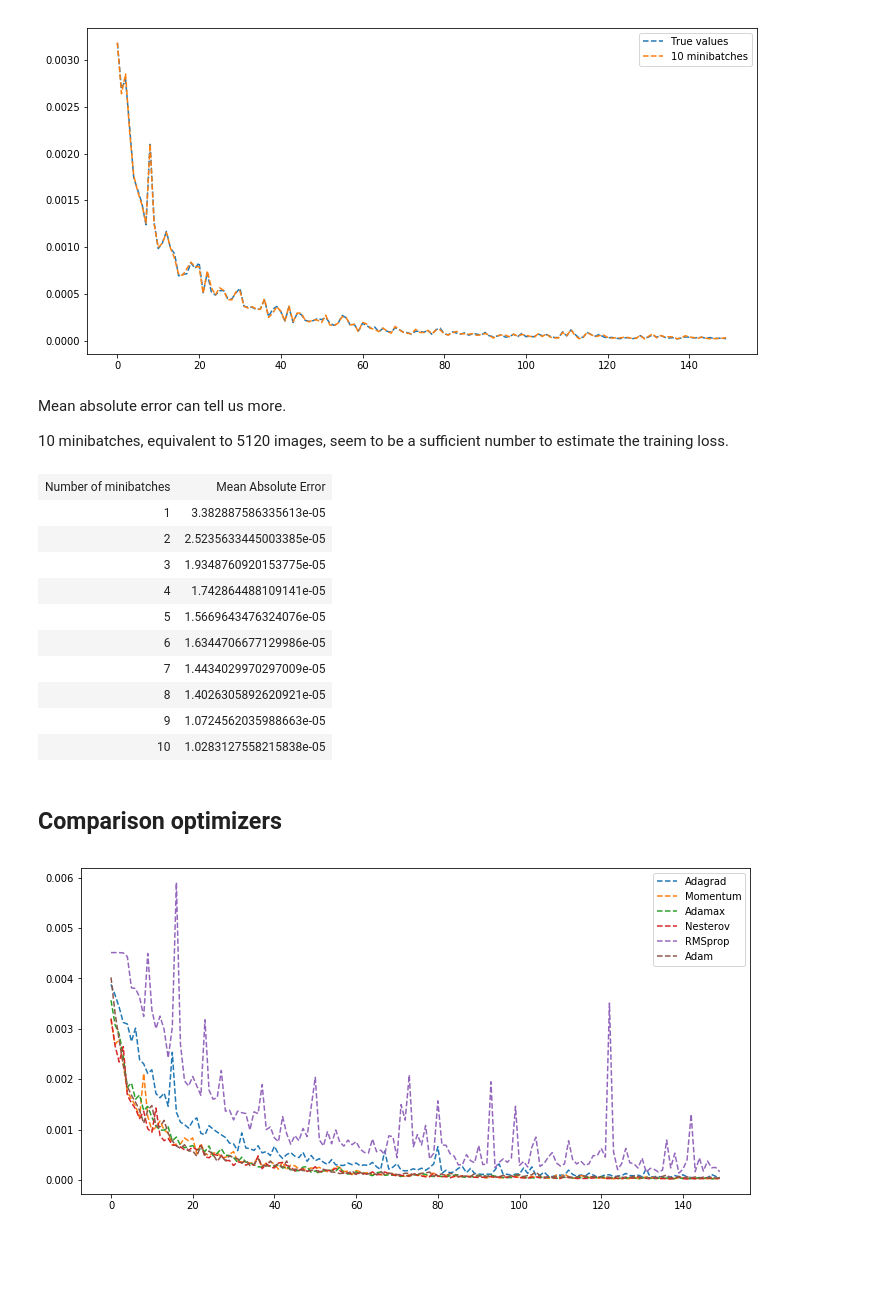
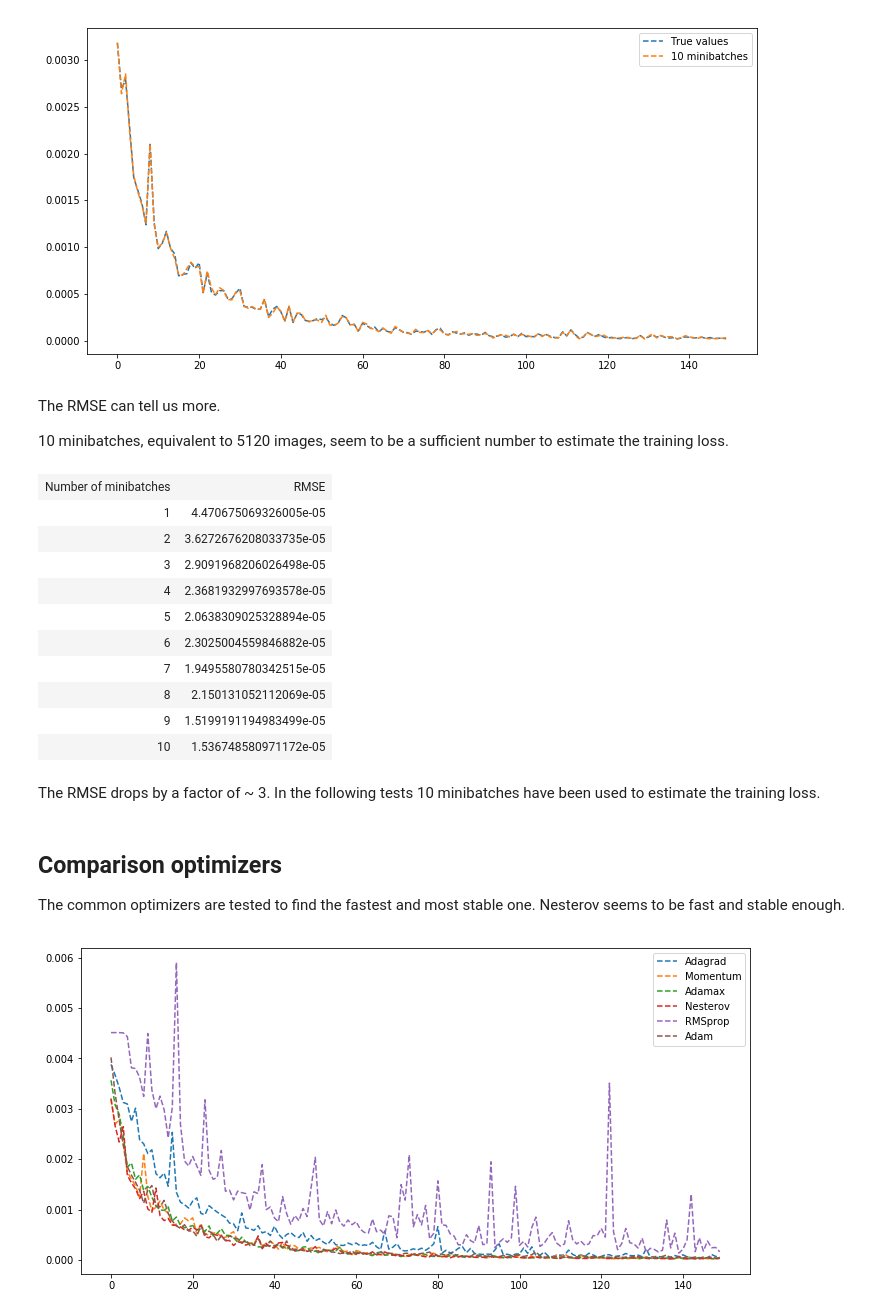
Before and after one commit to strin-matey/thesis, a Jupyter notebook: notebooks/restart/Restart.ipynb, the cells around one changed output. Drawn from its saved outputs; the diff is of its cells as text; code cells hidden in the pictures; blank space fills up the shorter version.

```diff
--- a/notebooks/restart/Restart.ipynb
+++ b/notebooks/restart/Restart.ipynb
@@ -128,30 +130,37 @@ plt.show()
 # %% [output]
 [figure]
 # %% [markdown]
-Mean absolute error can tell us more.
+The RMSE can tell us more.
 
 10 minibatches, equivalent to 5120 images, seem to be a sufficient number to estimate the training loss.
 # %%
-errors = [['Number of minibatches', 'Mean Absolute Error']]
+import math
+errors = [['Number of minibatches', 'RMSE']]
 
 for i in range(10):
-    errors.append([f"{i + 1}", metrics.mean_absolute_error(true_values, estimated_values[i])])
+    errors.append([f"{i + 1}",
+                   math.sqrt(metrics.mean_squared_error(true_values, estimated_values[i]))])
 
 display(HTML(tabulate.tabulate(errors, tablefmt='html')))
 # %% [output]
-| Number of minibatches | Mean Absolute Error |
-| 1 | 3.382887586335613e-05 |
-| 2 | 2.5235633445003385e-05 |
-| 3 | 1.9348760920153775e-05 |
-| 4 | 1.742864488109141e-05 |
-| 5 | 1.5669643476324076e-05 |
-| 6 | 1.6344706677129986e-05 |
-| 7 | 1.4434029970297009e-05 |
-| 8 | 1.4026305892620921e-05 |
-| 9 | 1.0724562035988663e-05 |
-| 10 | 1.0283127558215838e-05 |
+| Number of minibatches | RMSE |
+| 1 | 4.470675069326005e-05 |
+| 2 | 3.6272676208033735e-05 |
+| 3 | 2.9091968206026498e-05 |
+| 4 | 2.3681932997693578e-05 |
+| 5 | 2.0638309025328894e-05 |
+| 6 | 2.3025004559846882e-05 |
+| 7 | 1.9495580780342515e-05 |
+| 8 | 2.150131052112069e-05 |
+| 9 | 1.5199191194983499e-05 |
+| 10 | 1.536748580971172e-05 |
-# %% [markdown]
-## Comparison optimizers
+# %% [markdown]
+The RMSE drops by a factor of ~ 3. In the following tests 10 minibatches have been used to estimate the training loss.
+# %% [markdown]
+## Comparison optimizers
+
+The common optimizers are tested to find the fastest and most stable one.
+Nesterov seems to be fast and stable enough.
 # %%
 results = {}
 for filename in glob.glob('../../results/optimizerComparison/*.npz'):
```
Also changed, not shown: parts of 9 cells of this notebook.
